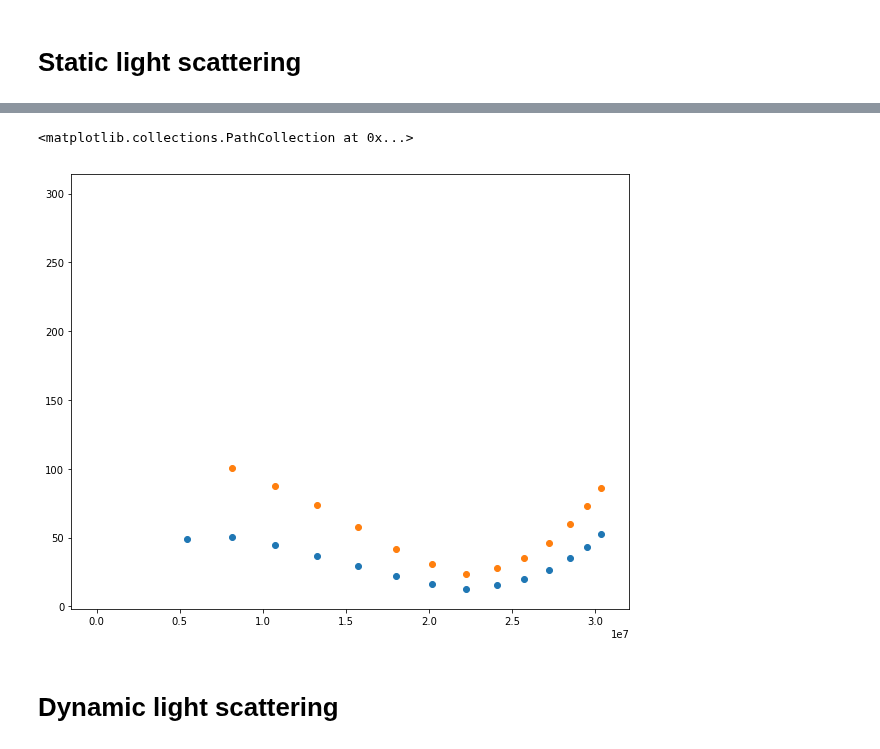
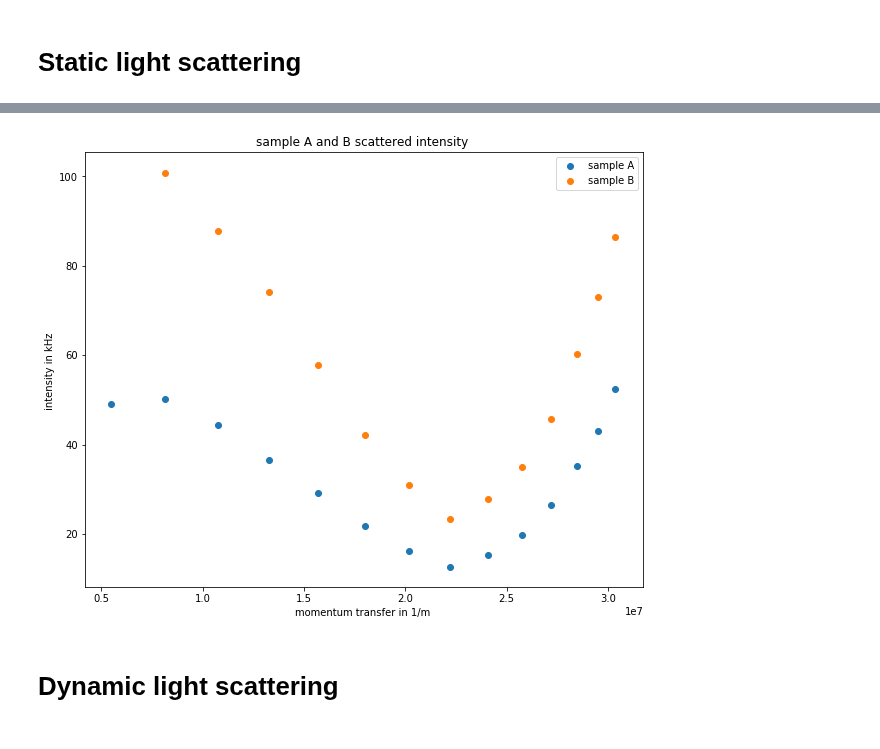
Before and after one commit to NlKLas/PyRePo, a Jupyter notebook: V61.ipynb, the cells around one changed output, grey strips where cells are left out. Saved outputs shown, nothing was run; the diff lists cells and outputs as text; code cells hidden in the pictures.

```diff
--- a/V61.ipynb
+++ b/V61.ipynb
@@ -291,14 +305,18 @@ ax.plot(angles_B,data_B_mean_int)
 # %%
 #Plot of mean intensity vs momentum transfer
-popt, pcov = curve_fit(Intensity, q_A, data_A_mean_int)
-q = np.linspace(0.5*10**-7,3*10**-7,100)
+#popt, pcov = curve_fit(Intensity, q_A, data_A_mean_int)
+q = np.linspace(0.5*10**-7,3*10**-7,1000)
 fig,ax = plt.subplots(figsize=(10,8))
-ax.plot(q,Intensity(q,20*10*-9,300),c="r")
-ax.scatter(q_A,data_A_mean_int)
-ax.scatter(q_B,data_B_mean_int)
+#ax.plot(q,Intensity(q,10*10**15,20),c="r")
+ax.scatter(q_A,data_A_mean_int,label="sample A")
+ax.scatter(q_B,data_B_mean_int,label="sample B")
+ax.set_xlabel("momentum transfer in 1/m ")
+ax.set_ylabel("intensity in kHz ")
+ax.set_title("sample A and B scattered intensity ")
+ax.legend()
+fig.savefig("sls scattered intensity.pdf")
 # %% [output]
-<matplotlib.collections.PathCollection at 0x...>
-[figure, old version]
+[figure, new version]
 # %% [markdown]
 <h1> Dynamic light scattering </h1>
 # %%
```
Also changed, not shown: parts of 11 cells of this notebook.
